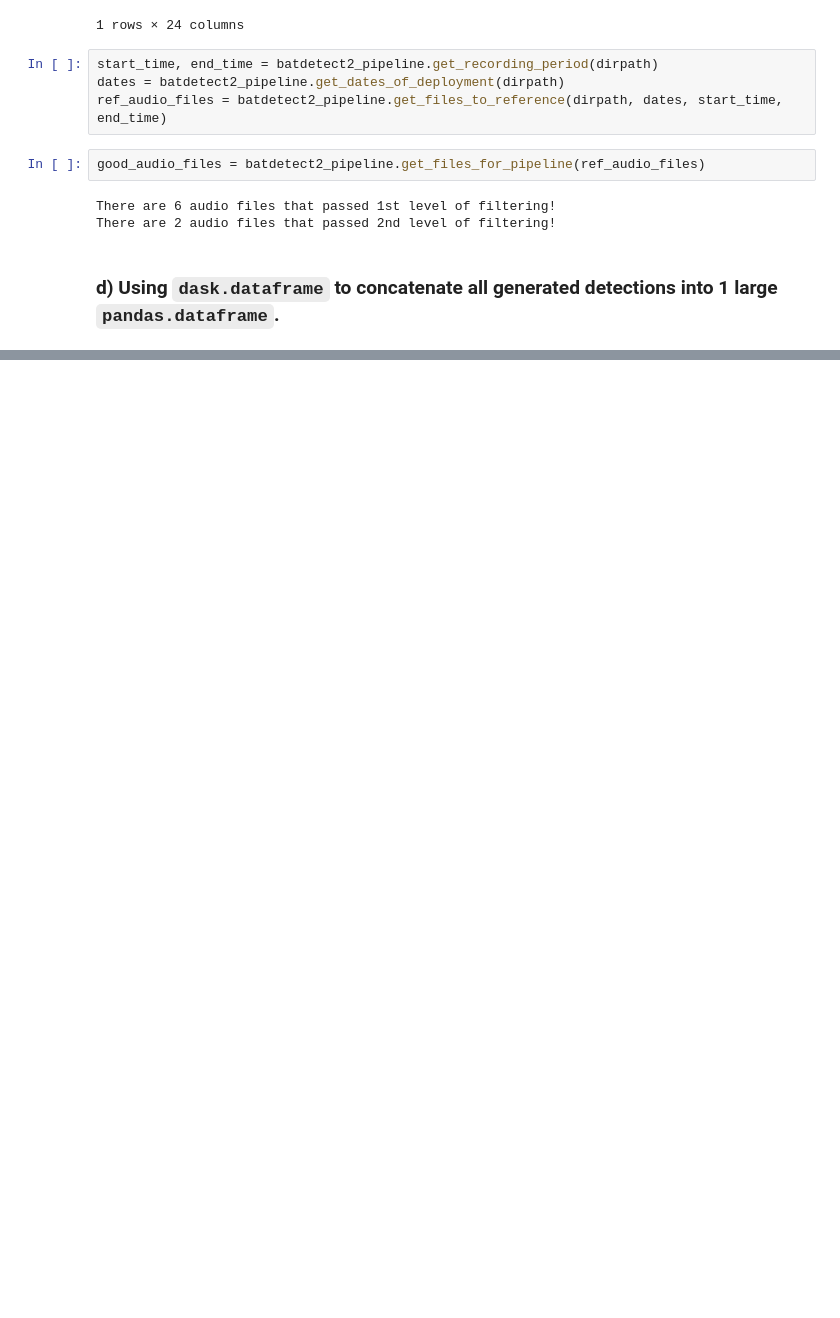
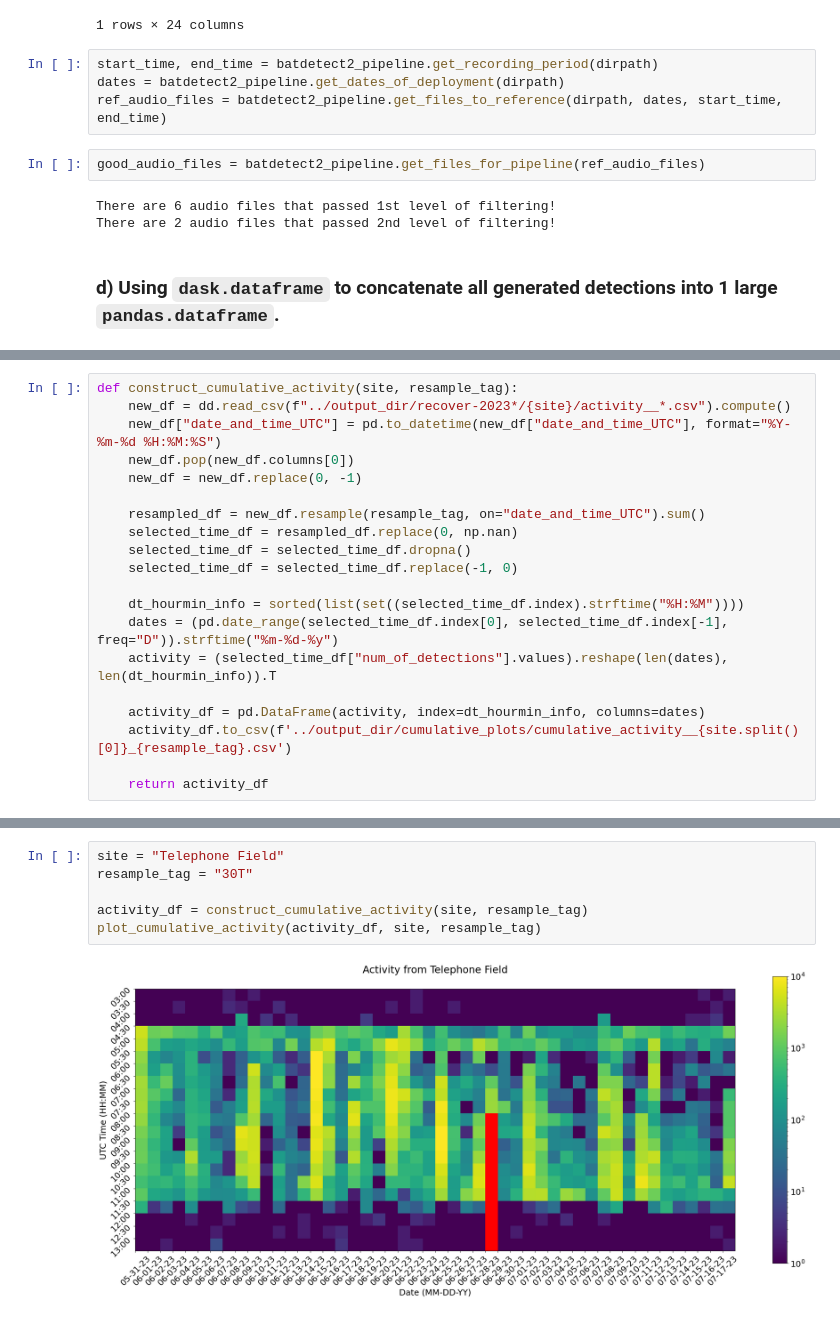
Before and after one commit to uw-echospace/bat-detector-msds, a Jupyter notebook: notebooks/test_batdetect2_pipeline.ipynb, the cells around one changed output, grey strips where cells are left out. Cells and saved outputs as stored; diff of their text form; blank space fills up the shorter version.

Commit message:
testing cumulative plots

```diff
--- a/notebooks/test_batdetect2_pipeline.ipynb
+++ b/notebooks/test_batdetect2_pipeline.ipynb
@@ -438 +331,21 @@ new_df
+# %%
+def construct_cumulative_activity(site, resample_tag):
+    new_df = dd.read_csv(f"../output_dir/recover-2023*/{site}/activity__*.csv").compute()
+    new_df["date_and_time_UTC"] = pd.to_datetime(new_df["date_and_time_UTC"], format="%Y-%m-%d %H:%M:%S")
+    new_df.pop(new_df.columns[0])
+    new_df = new_df.replace(0, -1)
+
+    resampled_df = new_df.resample(resample_tag, on="date_and_time_UTC").sum()
+    selected_time_df = resampled_df.replace(0, np.nan)
+    selected_time_df = selected_time_df.dropna()
+    selected_time_df = selected_time_df.replace(-1, 0)
+
+    dt_hourmin_info = sorted(list(set((selected_time_df.index).strftime("%H:%M"))))
+    dates = (pd.date_range(selected_time_df.index[0], selected_time_df.index[-1], freq="D")).strftime("%m-%d-%y")
+    activity = (selected_time_df["num_of_detections"].values).reshape(len(dates), len(dt_hourmin_info)).T
+
+    activity_df = pd.DataFrame(activity, index=dt_hourmin_info, columns=dates)
+    activity_df.to_csv(f'../output_dir/cumulative_plots/cumulative_activity__{site.split()[0]}_{resample_tag}.csv')
+
+    return activity_df
 # %%
@@ -579,0 +370,8 @@ plt.show()
+# %%
+site = "Telephone Field"
+resample_tag = "30T"
+
+activity_df = construct_cumulative_activity(site, resample_tag)
+plot_cumulative_activity(activity_df, site, resample_tag)
+# %% [output]
+[figure, added]
```
Also changed, not shown: parts of 11 cells of this notebook, 7 other files.
